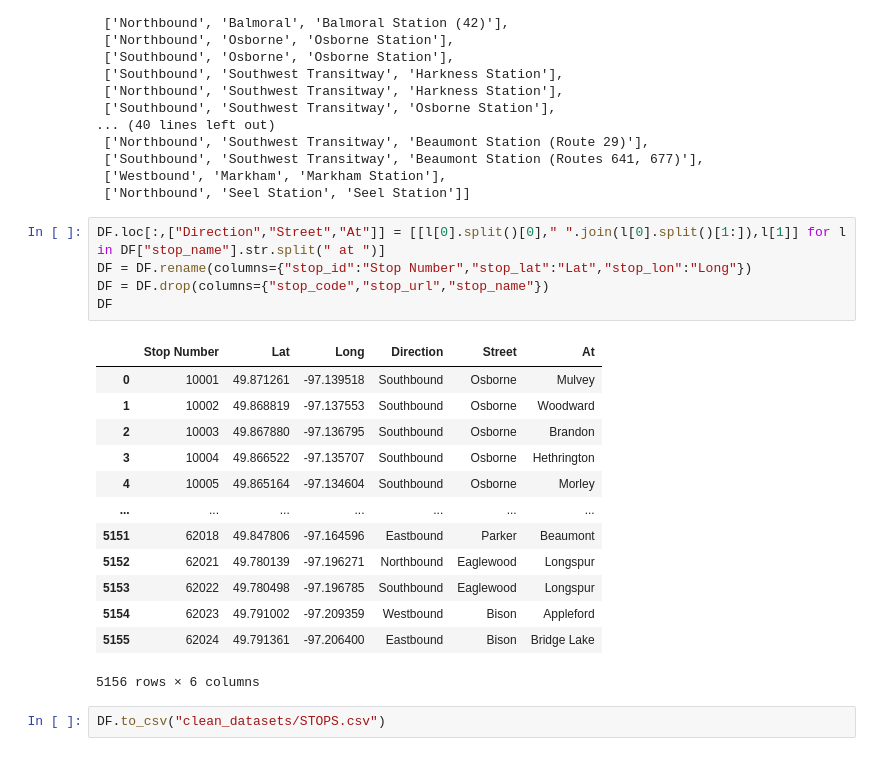
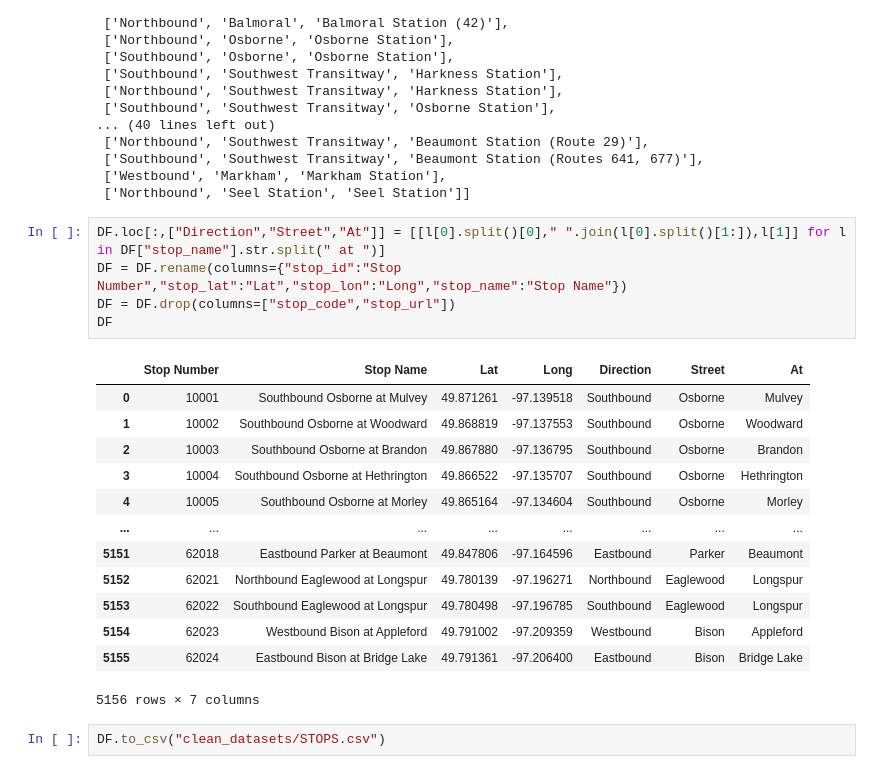
Before and after one commit to tranndt/ml-comp4710-WPGTransitOTP, a Jupyter notebook: res/jason/03_stops.ipynb, the cells around one changed output. Saved outputs shown, nothing was run; the diff lists cells and outputs as text.

```diff
--- a/res/jason/03_stops.ipynb
+++ b/res/jason/03_stops.ipynb
@@ -73,22 +73,22 @@ df.head(25)
  ['Northbound', 'Seel Station', 'Seel Station']]
 # %%
 DF.loc[:,["Direction","Street","At"]] = [[l[0].split()[0]," ".join(l[0].split()[1:]),l[1]] for l in DF["stop_name"].str.split(" at ")]
-DF = DF.rename(columns={"stop_id":"Stop Number","stop_lat":"Lat","stop_lon":"Long"})
-DF = DF.drop(columns={"stop_code","stop_url","stop_name"})
+DF = DF.rename(columns={"stop_id":"Stop Number","stop_lat":"Lat","stop_lon":"Long","stop_name":"Stop Name"})
+DF = DF.drop(columns=["stop_code","stop_url"])
 DF
 # %% [output]
-|  | Stop Number | Lat | Long | Direction | Street | At |
-| 0 | 10001 | 49.871261 | -97.139518 | Southbound | Osborne | Mulvey |
-| 1 | 10002 | 49.868819 | -97.137553 | Southbound | Osborne | Woodward |
-| 2 | 10003 | 49.867880 | -97.136795 | Southbound | Osborne | Brandon |
-| 3 | 10004 | 49.866522 | -97.135707 | Southbound | Osborne | Hethrington |
-| 4 | 10005 | 49.865164 | -97.134604 | Southbound | Osborne | Morley |
-| ... | ... | ... | ... | ... | ... | ... |
-| 5151 | 62018 | 49.847806 | -97.164596 | Eastbound | Parker | Beaumont |
-| 5152 | 62021 | 49.780139 | -97.196271 | Northbound | Eaglewood | Longspur |
-| 5153 | 62022 | 49.780498 | -97.196785 | Southbound | Eaglewood | Longspur |
-| 5154 | 62023 | 49.791002 | -97.209359 | Westbound | Bison | Appleford |
-| 5155 | 62024 | 49.791361 | -97.206400 | Eastbound | Bison | Bridge Lake |
+|  | Stop Number | Stop Name | Lat | Long | Direction | Street | At |
+| 0 | 10001 | Southbound Osborne at Mulvey | 49.871261 | -97.139518 | Southbound | Osborne | Mulvey |
+| 1 | 10002 | Southbound Osborne at Woodward | 49.868819 | -97.137553 | Southbound | Osborne | Woodward |
+| 2 | 10003 | Southbound Osborne at Brandon | 49.867880 | -97.136795 | Southbound | Osborne | Brandon |
+| 3 | 10004 | Southbound Osborne at Hethrington | 49.866522 | -97.135707 | Southbound | Osborne | Hethrington |
+| 4 | 10005 | Southbound Osborne at Morley | 49.865164 | -97.134604 | Southbound | Osborne | Morley |
+| ... | ... | ... | ... | ... | ... | ... | ... |
+| 5151 | 62018 | Eastbound Parker at Beaumont | 49.847806 | -97.164596 | Eastbound | Parker | Beaumont |
+| 5152 | 62021 | Northbound Eaglewood at Longspur | 49.780139 | -97.196271 | Northbound | Eaglewood | Longspur |
+| 5153 | 62022 | Southbound Eaglewood at Longspur | 49.780498 | -97.196785 | Southbound | Eaglewood | Longspur |
+| 5154 | 62023 | Westbound Bison at Appleford | 49.791002 | -97.209359 | Westbound | Bison | Appleford |
+| 5155 | 62024 | Eastbound Bison at Bridge Lake | 49.791361 | -97.206400 | Eastbound | Bison | Bridge Lake |
-5156 rows × 6 columns
+5156 rows × 7 columns
 # %%
 DF.to_csv("clean_datasets/STOPS.csv")
```
Also changed, not shown: 14 other files.
